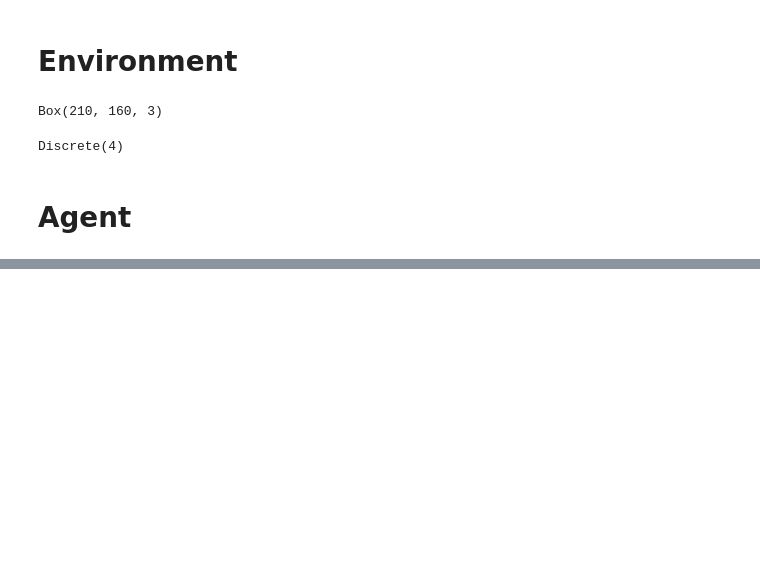
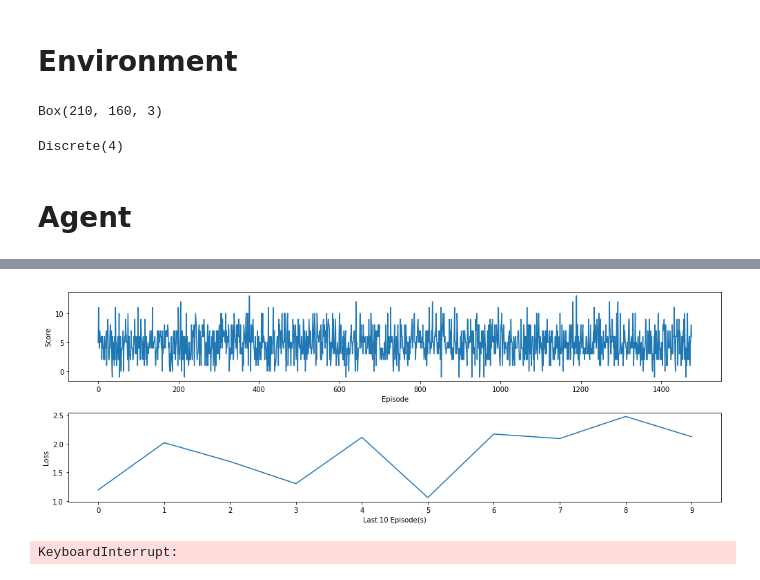
Before and after one commit to Kautenja/playing-mario-with-deep-reinforcement-learning, a Jupyter notebook: ipynb/Deep Q Agent.ipynb, the cells around one changed output, grey strips where cells are left out. Saved outputs shown, nothing was run; the diff lists cells and outputs as text; code cells hidden in the pictures; blank space fills up the shorter version.

```diff
--- a/ipynb/Deep Q Agent.ipynb
+++ b/ipynb/Deep Q Agent.ipynb
@@ -55,0 +68,5 @@ res_trained.mean()
+# %%
+agent.train(episodes=5000, callback=JupyterCallback())
+# %% [output]
+[figure, added]
+KeyboardInterrupt:
```
Also changed, not shown: parts of 7 cells of this notebook.
